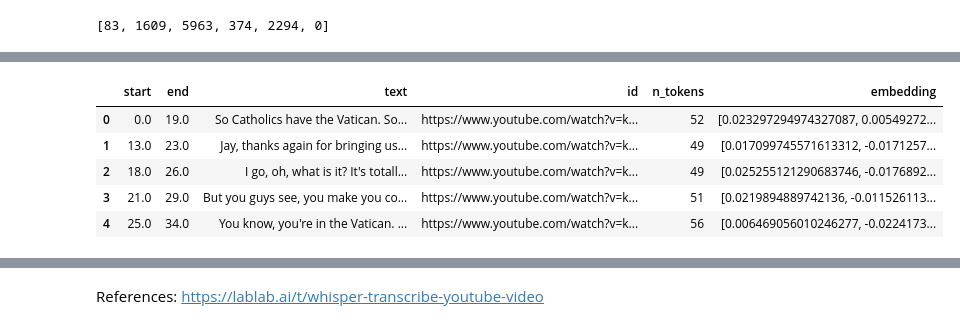
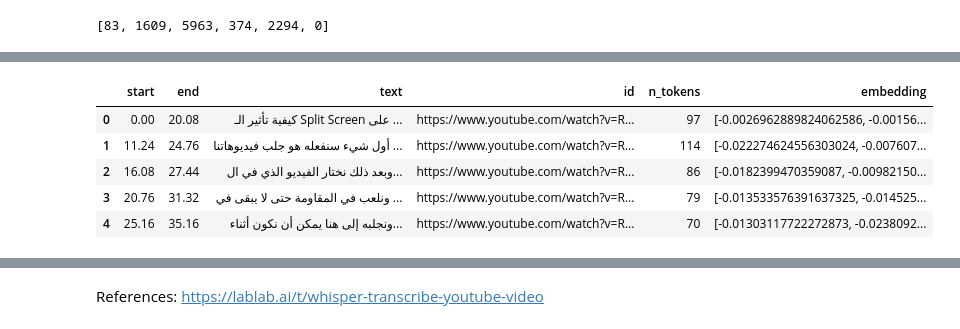
Before and after one commit to YaserMarey/my_openai_colab, a Jupyter notebook: semantically_searchable_video/semantically_searchable_arabic_language_video.ipynb, the cells around one changed output, grey strips where cells are left out. Cells and saved outputs as stored; diff of their text form; code cells hidden in the pictures.

```diff
--- a/semantically_searchable_video/semantically_searchable_arabic_language_video.ipynb
+++ b/semantically_searchable_video/semantically_searchable_arabic_language_video.ipynb
@@ -50,7 +50,7 @@ Installing collected packages: lit, ffmpeg-python, triton, openai-whisper
 Successfully installed ffmpeg-python-0.2.0 lit-15.0.7 openai-whisper-20230314 triton-2.0.0
 # %%
 from pytube import YouTube
-youtube_video_url = "https://www.youtube.com/watch?v=kSu7fNDKqvM"
+youtube_video_url = "https://www.youtube.com/watch?v=RgG5e87-Lbs"
 youtube_video = YouTube(youtube_video_url)
 audio = youtube_video.streams.get_audio_only().download()
 # %%
@@ -107,8 +184,8 @@ transcript_data[0:5]
 # segments =(stride), these number might need fine tunnig to obtain the most
 # meaningful semgentation
 transcript_new_data = []
-window = 6  # number of segments to combine
-stride = 3  # number of segments to 'stride' over, used to create overlap
+window = 5  # number of segments to combine
+stride = 2  # number of segments to 'stride' over, used to create overlap
 for i in (range(0, len(transcript_data), stride)):
     i_end = min(len(transcript_data)-1, i+window)
     text = ' '.join(_['text'] for _ in transcript_data[i:i_end])
@@ -208,15 +268,15 @@ df
 # %%
 import openai
-openai.api_key = 'sk-ADD YOUR OPENAI API KEY'
+openai.api_key = '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'
 df["embedding"] = df.text.apply(lambda x: get_embedding(x, engine=embedding_model))
 df[0:5]
 # %% [output]
 |  | start | end | text | id | n_tokens | embedding |
-| 0 | 0.0 | 19.0 | So Catholics have the Vatican. So... | https://www.youtube.com/watch?v=k... | 52 | [0.023297294974327087, 0.00549272... |
-| 1 | 13.0 | 23.0 | Jay, thanks again for bringing us... | https://www.youtube.com/watch?v=k... | 49 | [0.017099745571613312, -0.0171257... |
-| 2 | 18.0 | 26.0 | I go, oh, what is it? It's totall... | https://www.youtube.com/watch?v=k... | 49 | [0.025255121290683746, -0.0176892... |
-| 3 | 21.0 | 29.0 | But you guys see, you make you co... | https://www.youtube.com/watch?v=k... | 51 | [0.0219894889742136, -0.011526113... |
-| 4 | 25.0 | 34.0 | You know, you're in the Vatican. ... | https://www.youtube.com/watch?v=k... | 56 | [0.006469056010246277, -0.0224173... |
+| 0 | 0.00 | 20.08 | كيفية تأثير الـ Split Screen على ... | https://www.youtube.com/watch?v=R... | 97 | [-0.0026962889824062586, -0.00156... |
+| 1 | 11.24 | 24.76 | أول شيء سنفعله هو جلب فيديوهاتنا ... | https://www.youtube.com/watch?v=R... | 114 | [-0.022274624556303024, -0.007607... |
+| 2 | 16.08 | 27.44 | وبعد ذلك نختار الفيديو الذي في ال... | https://www.youtube.com/watch?v=R... | 86 | [-0.0182399470359087, -0.00982150... |
+| 3 | 20.76 | 31.32 | ونلعب في المقاومة حتى لا يبقى في ... | https://www.youtube.com/watch?v=R... | 79 | [-0.013533576391637325, -0.014525... |
+| 4 | 25.16 | 35.16 | ونجلبه إلى هنا يمكن أن نكون أثناء... | https://www.youtube.com/watch?v=R... | 70 | [-0.01303117722272873, -0.0238092... |
 # %%
 query = 'امتى طلب اننا نعمل إشتراك فى القناه ؟'
 query_embedding = get_embedding(query, engine=embedding_model)
```
Also changed, not shown: parts of 16 cells of this notebook.
